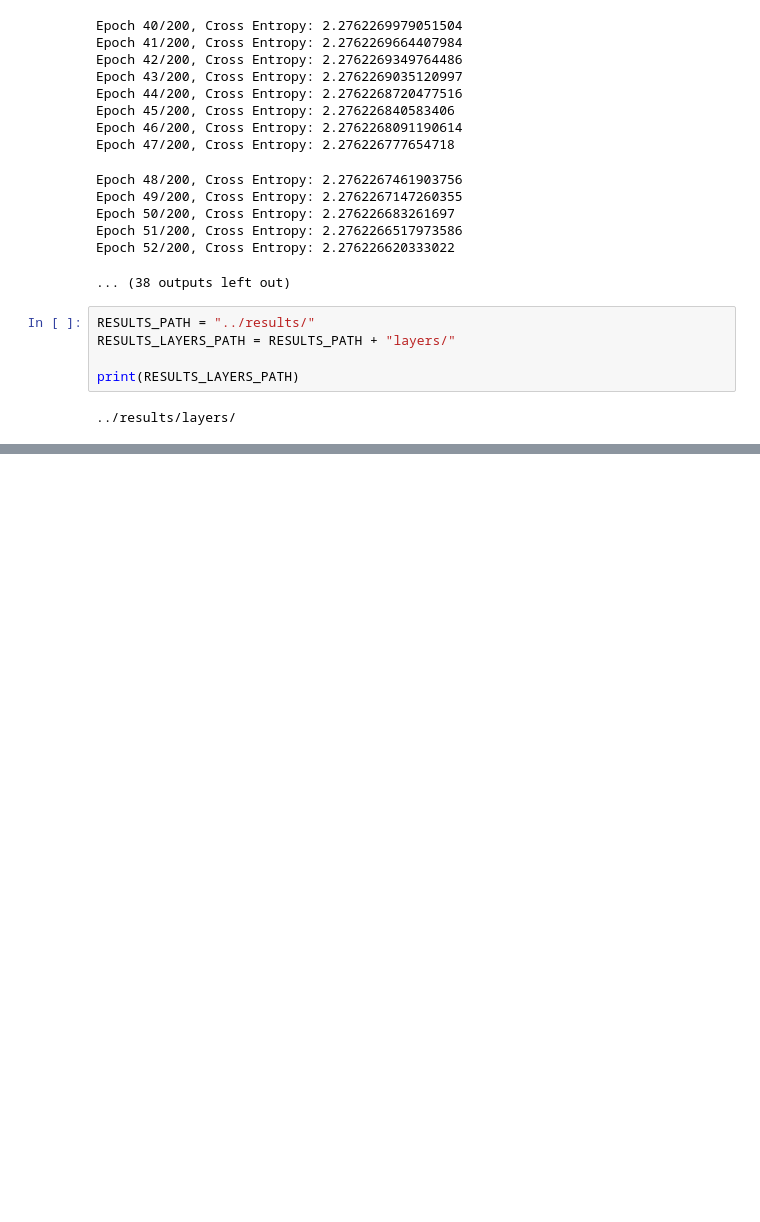
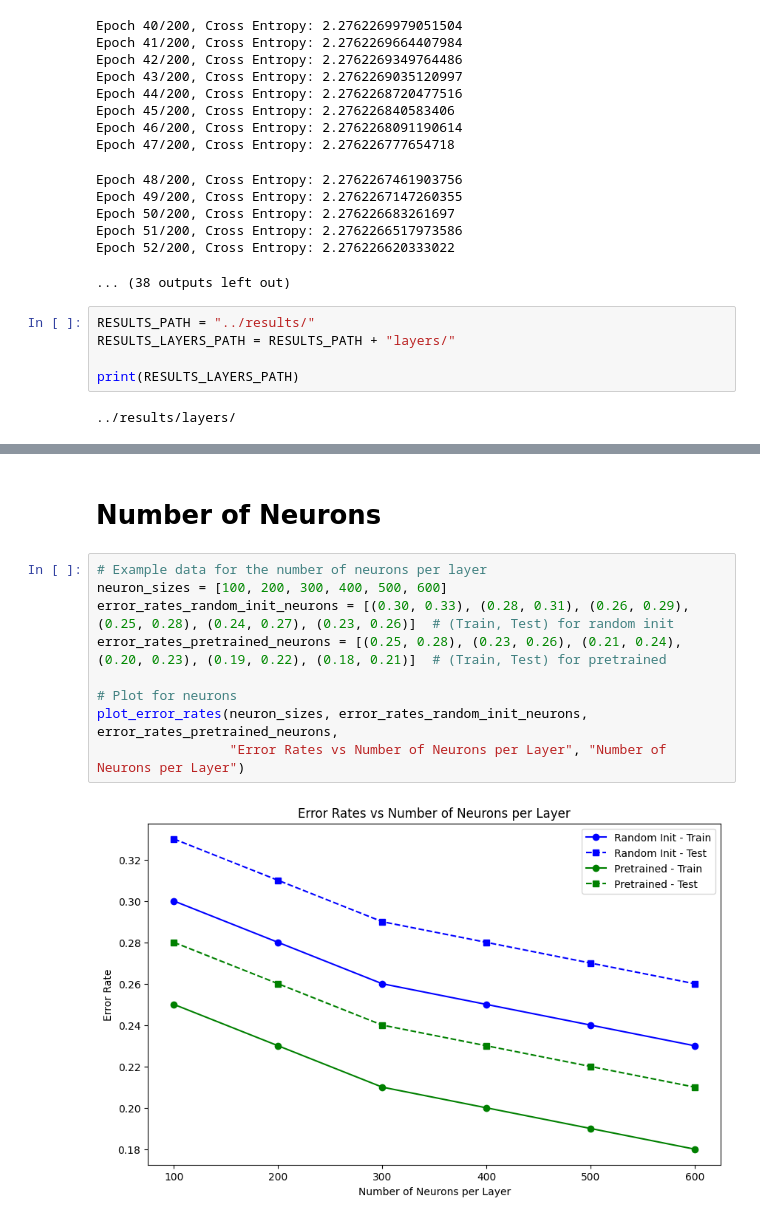
Before and after one commit to Yedson54/DeepLearning2-Project-M2DS, a Jupyter notebook: notebook/experiments_application.ipynb, the cells around one changed output, grey strips where cells are left out. Saved outputs shown, nothing was run; the diff lists cells and outputs as text; blank space fills up the shorter version.

```diff
--- a/notebook/experiments_application.ipynb
+++ b/notebook/experiments_application.ipynb
@@ -594,0 +742,13 @@ KeyboardInterrupt:
+# %% [markdown]
+# Number of Neurons
+# %%
+# Example data for the number of neurons per layer
+neuron_sizes = [100, 200, 300, 400, 500, 600]
+error_rates_random_init_neurons = [(0.30, 0.33), (0.28, 0.31), (0.26, 0.29), (0.25, 0.28), (0.24, 0.27), (0.23, 0.26)]  # (Train, Test) for random init
+error_rates_pretrained_neurons = [(0.25, 0.28), (0.23, 0.26), (0.21, 0.24), (0.20, 0.23), (0.19, 0.22), (0.18, 0.21)]  # (Train, Test) for pretrained
+
+# Plot for neurons
+plot_error_rates(neuron_sizes, error_rates_random_init_neurons, error_rates_pretrained_neurons,
+                 "Error Rates vs Number of Neurons per Layer", "Number of Neurons per Layer")
+# %% [output]
+[figure, added]
```
Also changed, not shown: parts of 13 cells of this notebook, 6 other files.
